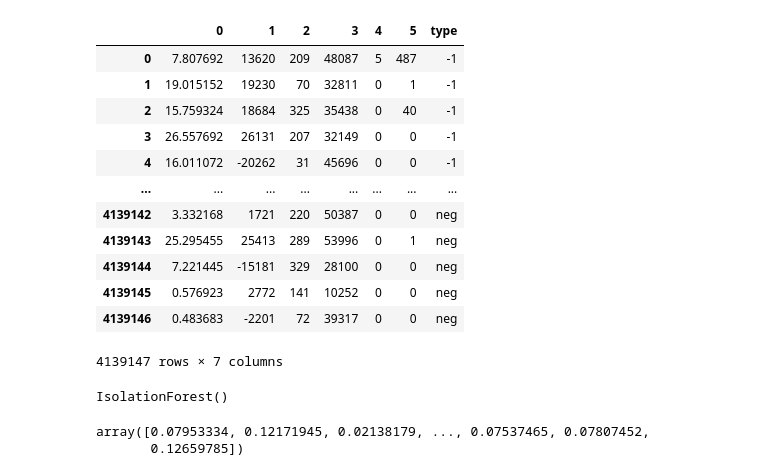
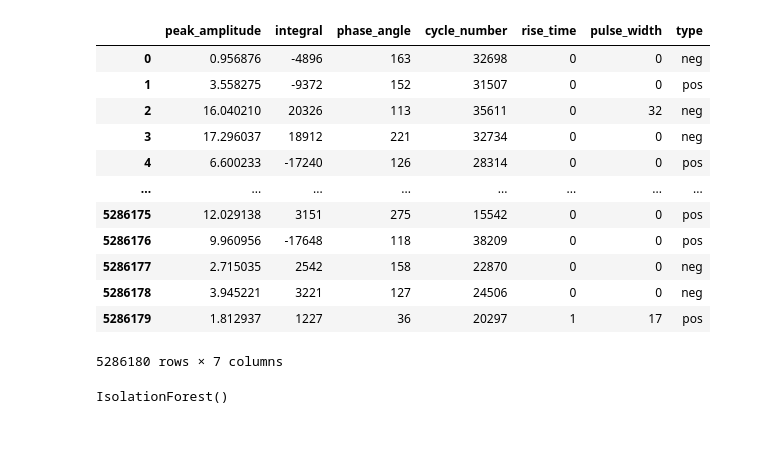
Before and after one commit to jurgen-tan-git/ML-Assignment2, a Jupyter notebook: Models/Isolation Forest.ipynb, the cells around one changed output. Saved outputs shown, nothing was run; the diff lists cells and outputs as text; code cells hidden in the pictures; blank space fills up the shorter version.

```diff
--- a/Models/Isolation Forest.ipynb
+++ b/Models/Isolation Forest.ipynb
@@ -12,23 +12,22 @@ from sklearn.metrics import confusion_matrix
 from sklearn.metrics import accuracy_score
 from sklearn.metrics import f1_score
 # %%
-df = pd.read_csv(os.getcwd() + "/Cleansed/df_all.csv", index_col=0)
+df = pd.read_csv(os.getcwd() + "/df_all.csv")
+df
+# %% [output]
+|  | peak_amplitude | integral | phase_angle | cycle_number | rise_time | pulse_width | type |
+| 0 | 0.956876 | -4896 | 163 | 32698 | 0 | 0 | neg |
+| 1 | 3.558275 | -9372 | 152 | 31507 | 0 | 0 | pos |
+| 2 | 16.040210 | 20326 | 113 | 35611 | 0 | 32 | neg |
+| 3 | 17.296037 | 18912 | 221 | 32734 | 0 | 0 | neg |
+| 4 | 6.600233 | -17240 | 126 | 28314 | 0 | 0 | pos |
+| ... | ... | ... | ... | ... | ... | ... | ... |
+| 5286175 | 12.029138 | 3151 | 275 | 15542 | 0 | 0 | pos |
+| 5286176 | 9.960956 | -17648 | 118 | 38209 | 0 | 0 | pos |
+| 5286177 | 2.715035 | 2542 | 158 | 22870 | 0 | 0 | neg |
+| 5286178 | 3.945221 | 3221 | 127 | 24506 | 0 | 0 | neg |
+| 5286179 | 1.812937 | 1227 | 36 | 20297 | 1 | 17 | pos |
+5286180 rows × 7 columns
-# %%
-df
-# %% [output]
-|  | 0 | 1 | 2 | 3 | 4 | 5 | type |
-| 0 | 7.807692 | 13620 | 209 | 48087 | 5 | 487 | -1 |
-| 1 | 19.015152 | 19230 | 70 | 32811 | 0 | 1 | -1 |
-| 2 | 15.759324 | 18684 | 325 | 35438 | 0 | 40 | -1 |
-| 3 | 26.557692 | 26131 | 207 | 32149 | 0 | 0 | -1 |
-| 4 | 16.011072 | -20262 | 31 | 45696 | 0 | 0 | -1 |
-| ... | ... | ... | ... | ... | ... | ... | ... |
-| 4139142 | 3.332168 | 1721 | 220 | 50387 | 0 | 0 | neg |
-| 4139143 | 25.295455 | 25413 | 289 | 53996 | 0 | 1 | neg |
-| 4139144 | 7.221445 | -15181 | 329 | 28100 | 0 | 0 | neg |
-| 4139145 | 0.576923 | 2772 | 141 | 10252 | 0 | 0 | neg |
-| 4139146 | 0.483683 | -2201 | 72 | 39317 | 0 | 0 | neg |
-4139147 rows × 7 columns
 # %%
 le = preprocessing.LabelEncoder()
 X = df.iloc[:,:-1].values
@@ -48,6 +43,0 @@ for i in range(len(y_pred)):
-# %%
-# average anomaly score
-isoforest.decision_function(X_test)
-# %% [output]
-array([0.07953334, 0.12171945, 0.02138179, ..., 0.07537465, 0.07807452,
-       0.12659785])
```
Also changed, not shown: parts of 10 cells of this notebook, 2 other files.
